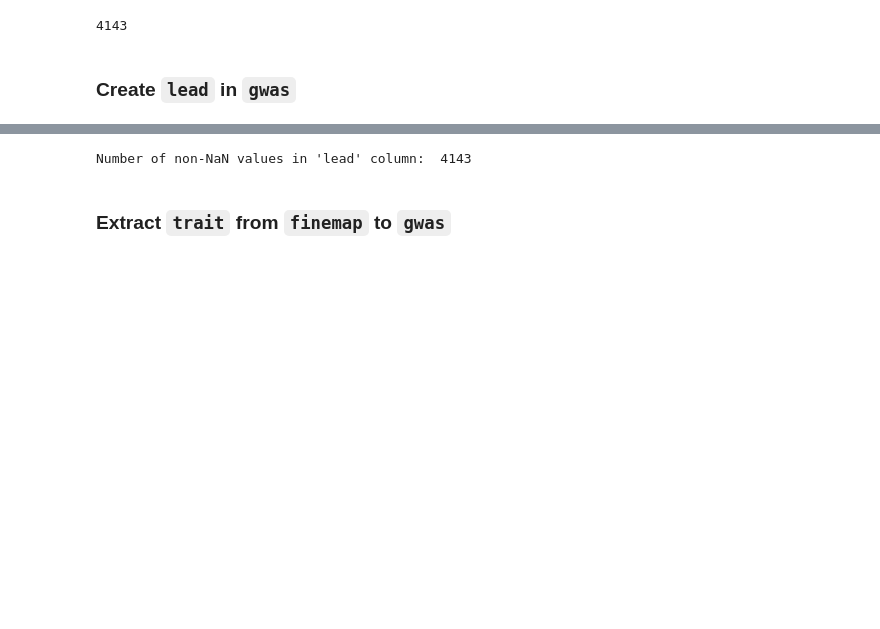
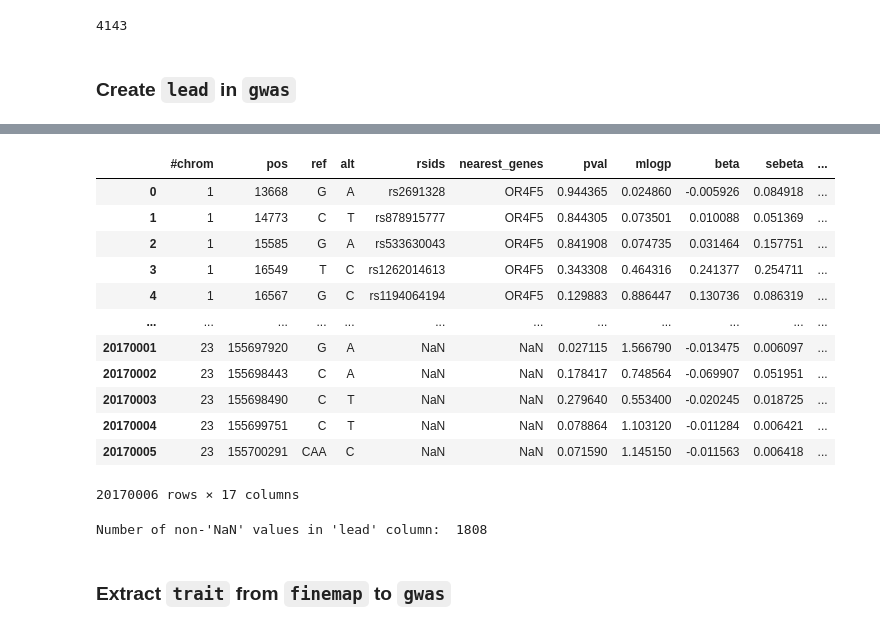
Before and after one commit to mattfaltyn/GeoGWAS, a Jupyter notebook: FinnGen/notebooks/data-eng.ipynb, the cells around one changed output, grey strips where cells are left out. Saved outputs shown, nothing was run; the diff lists cells and outputs as text; code cells hidden in the pictures; blank space fills up the shorter version.

```diff
--- a/FinnGen/notebooks/data-eng.ipynb
+++ b/FinnGen/notebooks/data-eng.ipynb
@@ -264,9 +267,6 @@ assert gwas['LD'].sum() >= 1
 # %%
-import pandas as pd
-import numpy as np
-
 # Make sure that the required columns exist
-assert 'lead_r2' in finemap.columns
+assert 'prob' in finemap.columns
 assert 'v' in finemap.columns
 assert 'chromosome' in finemap.columns
 assert 'position' in finemap.columns
@@ -276,49 +276,67 @@ assert 'pos' in gwas.columns
 assert 'ref' in gwas.columns
 assert 'alt' in gwas.columns
 assert 'LD' in gwas.columns
 
 # Create a new column in gwas named 'id' combining #chrom, pos, ref, and alt
 gwas['id'] = gwas['#chrom'].astype(str) + ':' + gwas['pos'].astype(str) + ':' + gwas['ref'] + ':' + gwas['alt']
 
-# Create a new column in finemap named from finemap['v']
+# Create a new column in finemap named 'id' from finemap['v']
 finemap['id'] = finemap['v']
 
 # Find the lead variants in finemap
 lead_variants = finemap[finemap['lead_r2'] == 1].copy()
 
-def get_closest_lead(row):
+def get_highest_prob_lead(row):
     # Filter lead_variants for the same chromosome
     same_chrom = lead_variants[lead_variants['chromosome'] == row['#chrom']]
 
     # If there are no lead variants on the same chromosome, return 'NaN'
     if same_chrom.empty:
         return 'NaN'
 
-    # Calculate absolute difference in position for each row in same_chrom
-    # instead of modifying same_chrom, create a new DataFrame diff_chrom
-    diff_chrom = same_chrom.copy()
-    diff_chrom['abs_diff'] = (diff_chrom['position'] - row['pos']).abs()
+    # Filter variants within a 15000 base pair distance from the target variant
+    same_chrom = same_chrom[abs(same_chrom['position'] - row['pos']) <= 15000]
 
-    # Sort diff_chrom by 'abs_diff' and select the first row
-    closest = diff_chrom.sort_values(by='abs_diff').iloc[0]
+    # If there are no lead variants within the distance, return 'NaN'
+    if same_chrom.empty:
+        return 'NaN'
 
-    return closest['id']
+    # Sort same_chrom by 'prob' in descending order and select the first row
+    highest_prob = same_chrom.sort_values(by='prob', ascending=False).iloc[0]
 
+    return highest_prob['id']
 
 # Initialize 'lead' column with 'NaN'
 gwas['lead'] = 'NaN'
 
 # Apply the function to each row in gwas where LD = 1
 for index, row in gwas[gwas['LD'] == 1].iterrows():
-    gwas.at[index, 'lead'] = get_closest_lead(row)
+    gwas.at[index, 'lead'] = get_highest_prob_lead(row)
 
-# Count values in 'lead' column that are not 'NaN'
-non_na_count = len(gwas[gwas['lead'] != 'NaN'])
-
-# Print the count
-print("Number of non-NaN values in 'lead' column: ", non_na_count)
+# Return full gwas dataframe
+gwas
 # %% [output]
+|  | #chrom | pos | ref | alt | rsids | nearest_genes | pval | mlogp | beta | sebeta | ... |
+| 0 | 1 | 13668 | G | A | rs2691328 | OR4F5 | 0.944365 | 0.024860 | -0.005926 | 0.084918 | ... |
+| 1 | 1 | 14773 | C | T | rs878915777 | OR4F5 | 0.844305 | 0.073501 | 0.010088 | 0.051369 | ... |
+| 2 | 1 | 15585 | G | A | rs533630043 | OR4F5 | 0.841908 | 0.074735 | 0.031464 | 0.157751 | ... |
+| 3 | 1 | 16549 | T | C | rs1262014613 | OR4F5 | 0.343308 | 0.464316 | 0.241377 | 0.254711 | ... |
+| 4 | 1 | 16567 | G | C | rs1194064194 | OR4F5 | 0.129883 | 0.886447 | 0.130736 | 0.086319 | ... |
+| ... | ... | ... | ... | ... | ... | ... | ... | ... | ... | ... | ... |
+| 20170001 | 23 | 155697920 | G | A | NaN | NaN | 0.027115 | 1.566790 | -0.013475 | 0.006097 | ... |
+| 20170002 | 23 | 155698443 | C | A | NaN | NaN | 0.178417 | 0.748564 | -0.069907 | 0.051951 | ... |
+| 20170003 | 23 | 155698490 | C | T | NaN | NaN | 0.279640 | 0.553400 | -0.020245 | 0.018725 | ... |
+| 20170004 | 23 | 155699751 | C | T | NaN | NaN | 0.078864 | 1.103120 | -0.011284 | 0.006421 | ... |
+| 20170005 | 23 | 155700291 | CAA | C | NaN | NaN | 0.071590 | 1.145150 | -0.011563 | 0.006418 | ... |
-Number of non-NaN values in 'lead' column:  4143
+20170006 rows × 17 columns
+# %%
+# Count non-"NaN" values in 'lead' column
+non_na_count = len(gwas[gwas['lead'] != 'NaN'])
+
+# Print the count
+print("Number of non-'NaN' values in 'lead' column: ", non_na_count)
+# %% [output]
+Number of non-'NaN' values in 'lead' column:  1808
 # %% [markdown]
 ### Extract `trait` from `finemap` to `gwas`
 # %%
```
Also changed, not shown: parts of 2 cells of this notebook, 1 other file.
